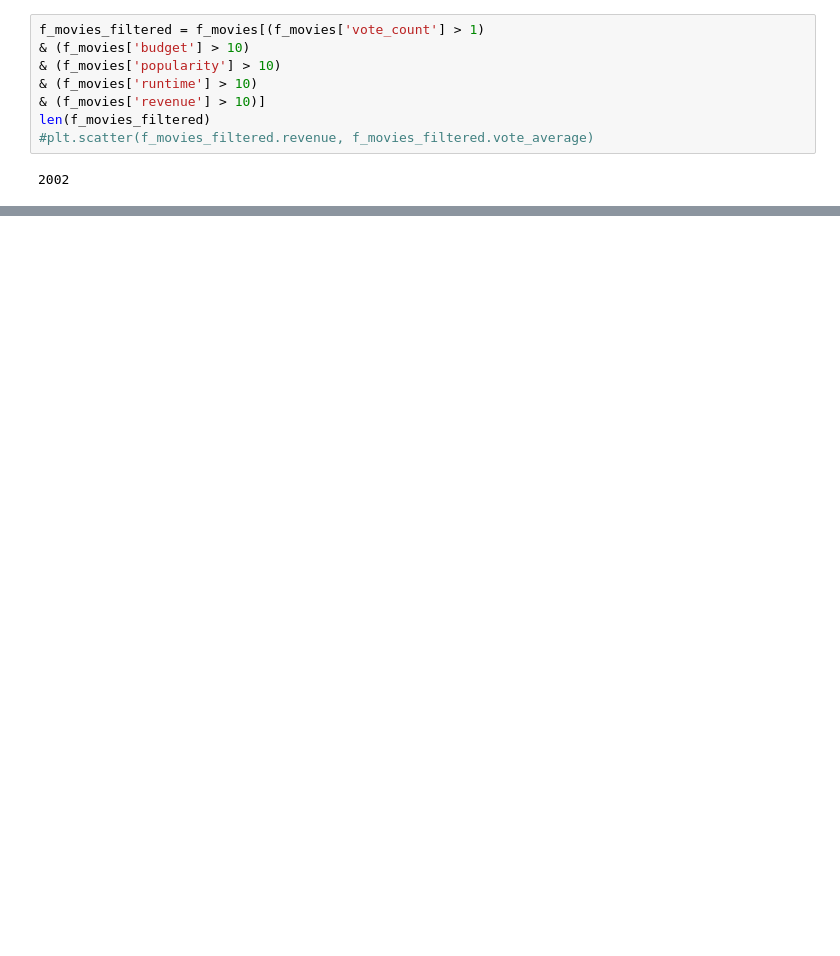
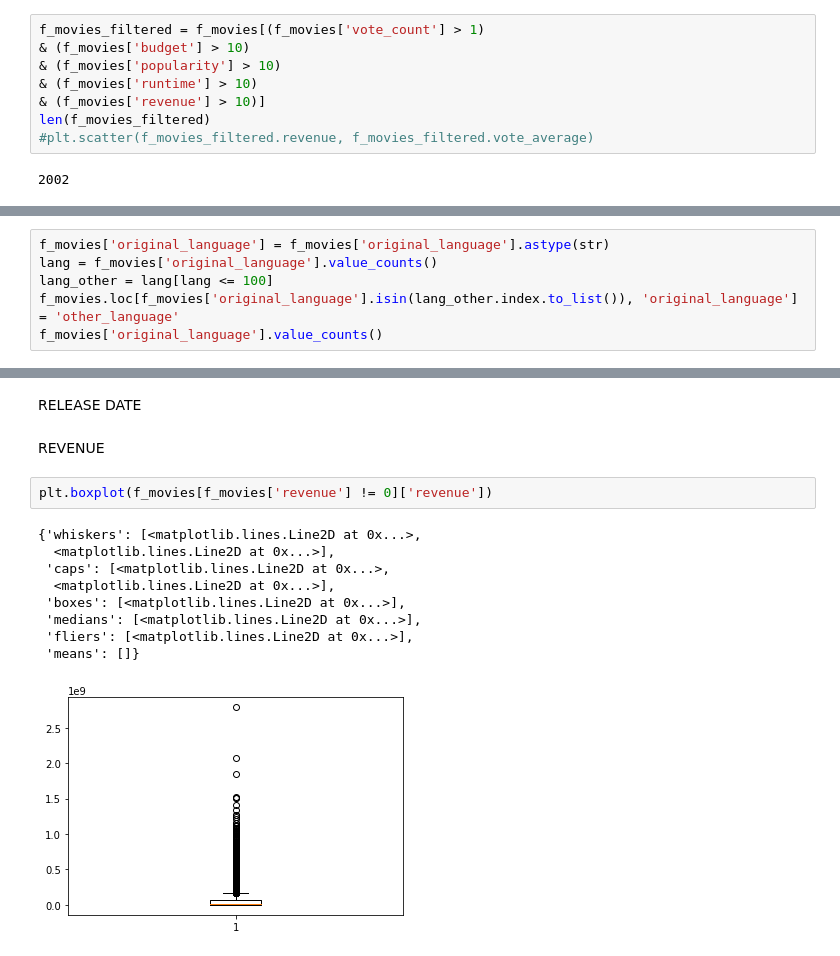
Before and after one commit to dev-tomek/DEEP_LEARNING_MOVIE_RATING_PREDICTIONS, a Jupyter notebook: data_sandbox.ipynb, the cells around one changed output, grey strips where cells are left out. Cells and saved outputs as stored; diff of their text form; blank space fills up the shorter version.

```diff
--- a/data_sandbox.ipynb
+++ b/data_sandbox.ipynb
@@ -402,0 +425,6 @@ len(f_movies_filtered)
+# %%
+f_movies['original_language'] = f_movies['original_language'].astype(str)
+lang = f_movies['original_language'].value_counts()
+lang_other = lang[lang <= 100]
+f_movies.loc[f_movies['original_language'].isin(lang_other.index.to_list()), 'original_language'] = 'other_language'
+f_movies['original_language'].value_counts()
@@ -402,0 +449,16 @@ len(f_movies_filtered)
+# %% [markdown]
+RELEASE DATE
+# %% [markdown]
+REVENUE
+# %%
+plt.boxplot(f_movies[f_movies['revenue'] != 0]['revenue'])
+# %% [output]
+{'whiskers': [<matplotlib.lines.Line2D at 0x...>,
+  <matplotlib.lines.Line2D at 0x...>],
+ 'caps': [<matplotlib.lines.Line2D at 0x...>,
+  <matplotlib.lines.Line2D at 0x...>],
+ 'boxes': [<matplotlib.lines.Line2D at 0x...>],
+ 'medians': [<matplotlib.lines.Line2D at 0x...>],
+ 'fliers': [<matplotlib.lines.Line2D at 0x...>],
+ 'means': []}
+[figure, added]
```
Also changed, not shown: parts of 18 cells of this notebook, 12 other files.
